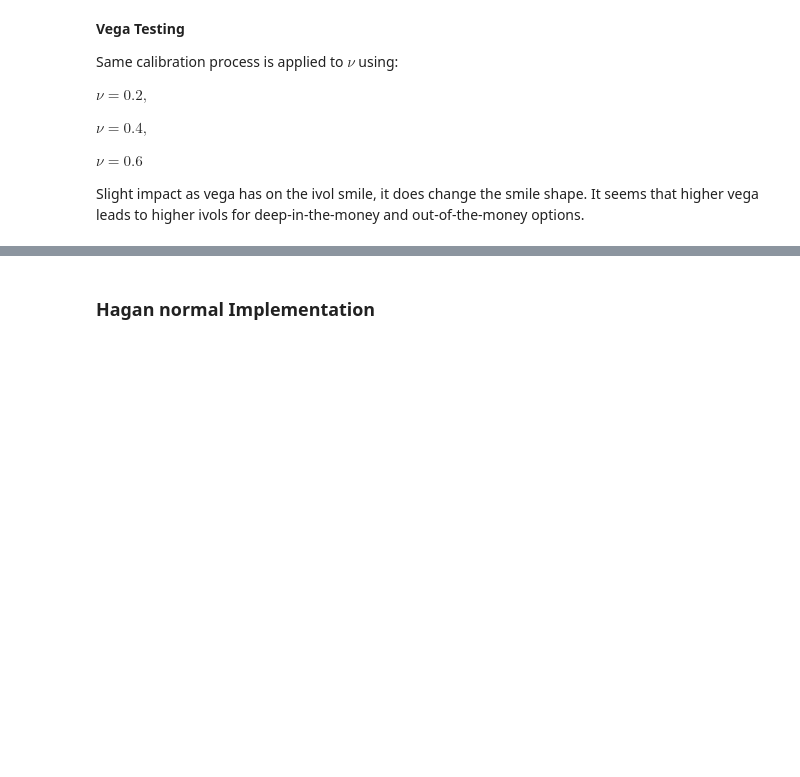
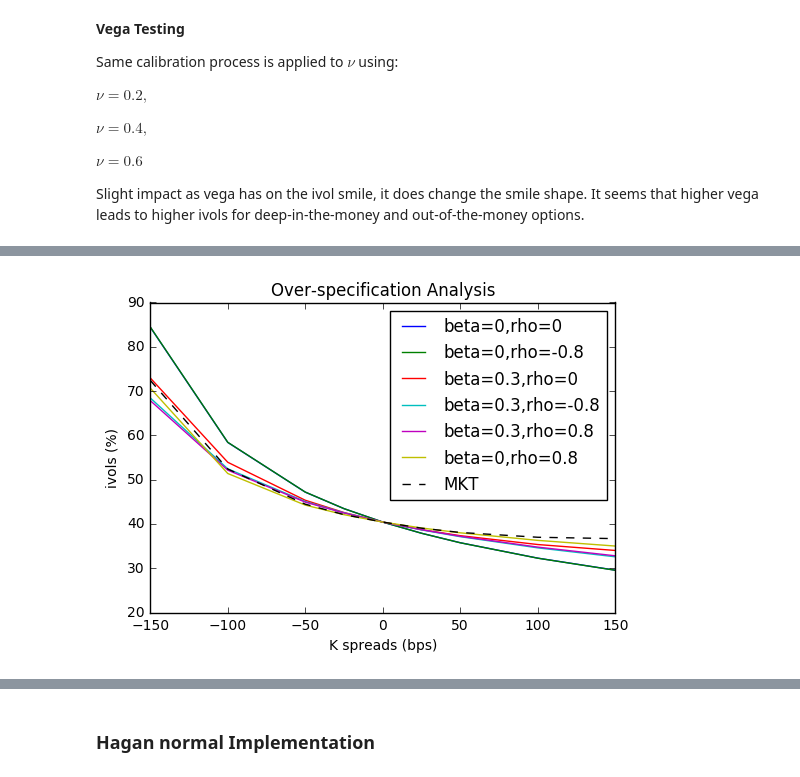
Before and after one commit to mollyxyh/CapstoneFall2017, a Jupyter notebook: Bin/overSpecification_driver.ipynb, the cells around one changed output, grey strips where cells are left out. Cells and saved outputs as stored; diff of their text form; code cells hidden in the pictures; blank space fills up the shorter version.

```diff
--- a/Bin/overSpecification_driver.ipynb
+++ b/Bin/overSpecification_driver.ipynb
@@ -128,0 +164,5 @@ params fitted: alpha=0.225816, beta=0.855801, rho=-0.335230, nu=0.600000.
+# %%
+beta_rho_check=get_check(fitter,[1,2],[[0,0],[0,0.8],[0,-0.8],[0.3,0],[0.3,0.8],[0.3,-0.8]],method='Hagan_ln')
+over_specification(fitter,beta_rho_check,['beta','rho'])
+# %% [output]
+[figure, added]
```
Also changed, not shown: parts of 20 cells of this notebook, 23 other files.
